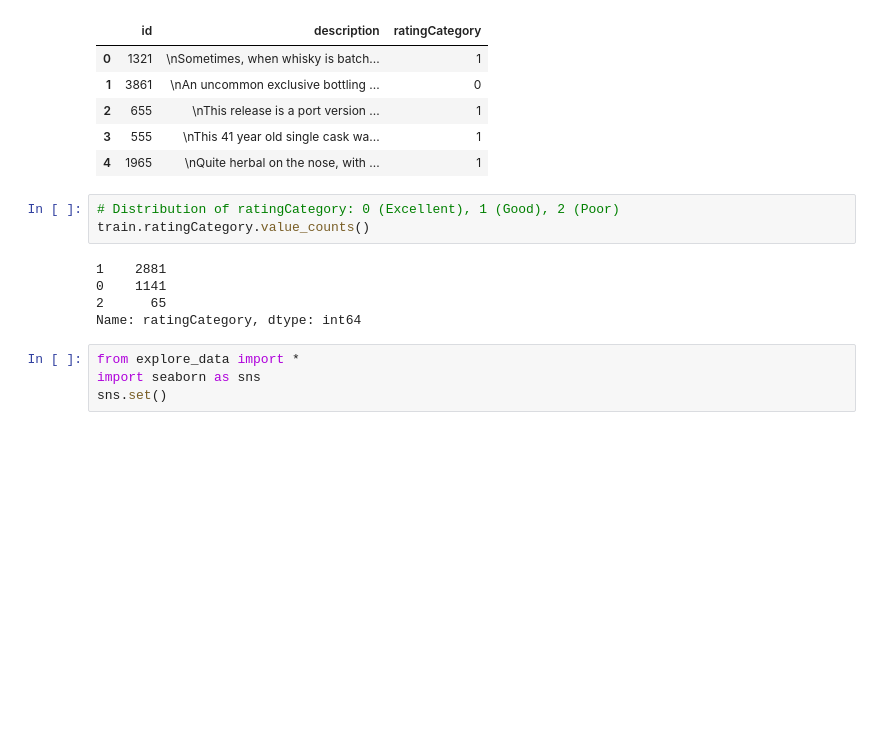
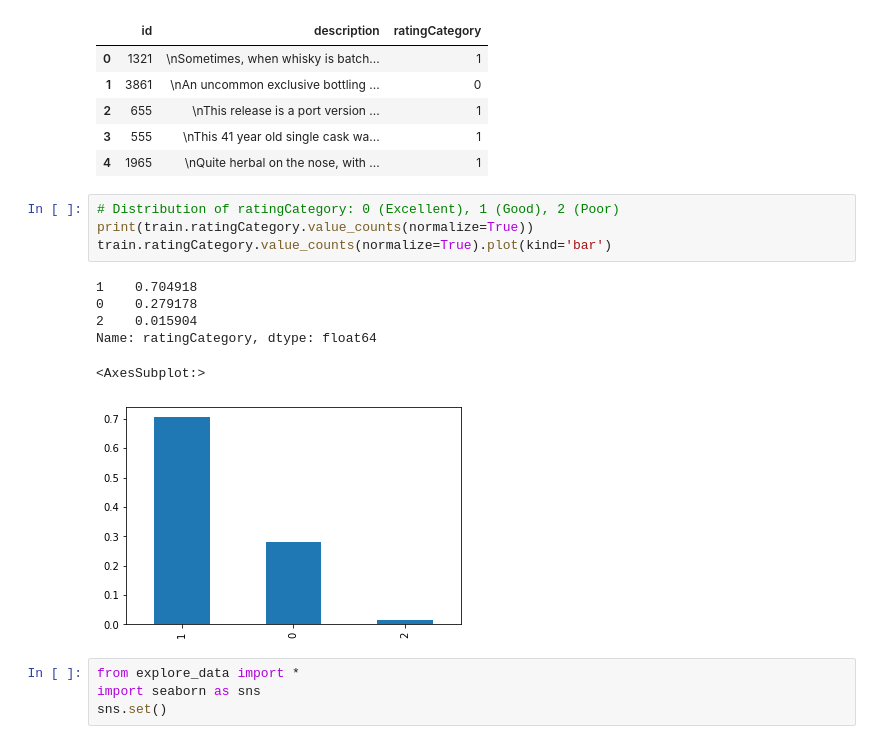
Before and after one commit to JeffreyAsuncion/DS-Unit-4-Sprint-1-NLP, a Jupyter notebook: module3-document-classification/LS_DS_413_Document_Classification_Assignment.ipynb, the cells around one changed output. Saved outputs shown, nothing was run; the diff lists cells and outputs as text; blank space fills up the shorter version.

```diff
--- a/module3-document-classification/LS_DS_413_Document_Classification_Assignment.ipynb
+++ b/module3-document-classification/LS_DS_413_Document_Classification_Assignment.ipynb
@@ -58,12 +58,15 @@ train.head()
 | 4 | 1965 | \nQuite herbal on the nose, with ... | 1 |
 # %%
 # Distribution of ratingCategory: 0 (Excellent), 1 (Good), 2 (Poor)
-train.ratingCategory.value_counts()
+print(train.ratingCategory.value_counts(normalize=True))
+train.ratingCategory.value_counts(normalize=True).plot(kind='bar')
 # %% [output]
-1    2881
-0    1141
-2      65
-Name: ratingCategory, dtype: int64
+1    0.704918
+0    0.279178
+2    0.015904
+Name: ratingCategory, dtype: float64
+<AxesSubplot:>
+[figure, added]
 # %%
 from explore_data import *
 import seaborn as sns
```
Also changed, not shown: parts of 15 cells of this notebook, 1 other file.
